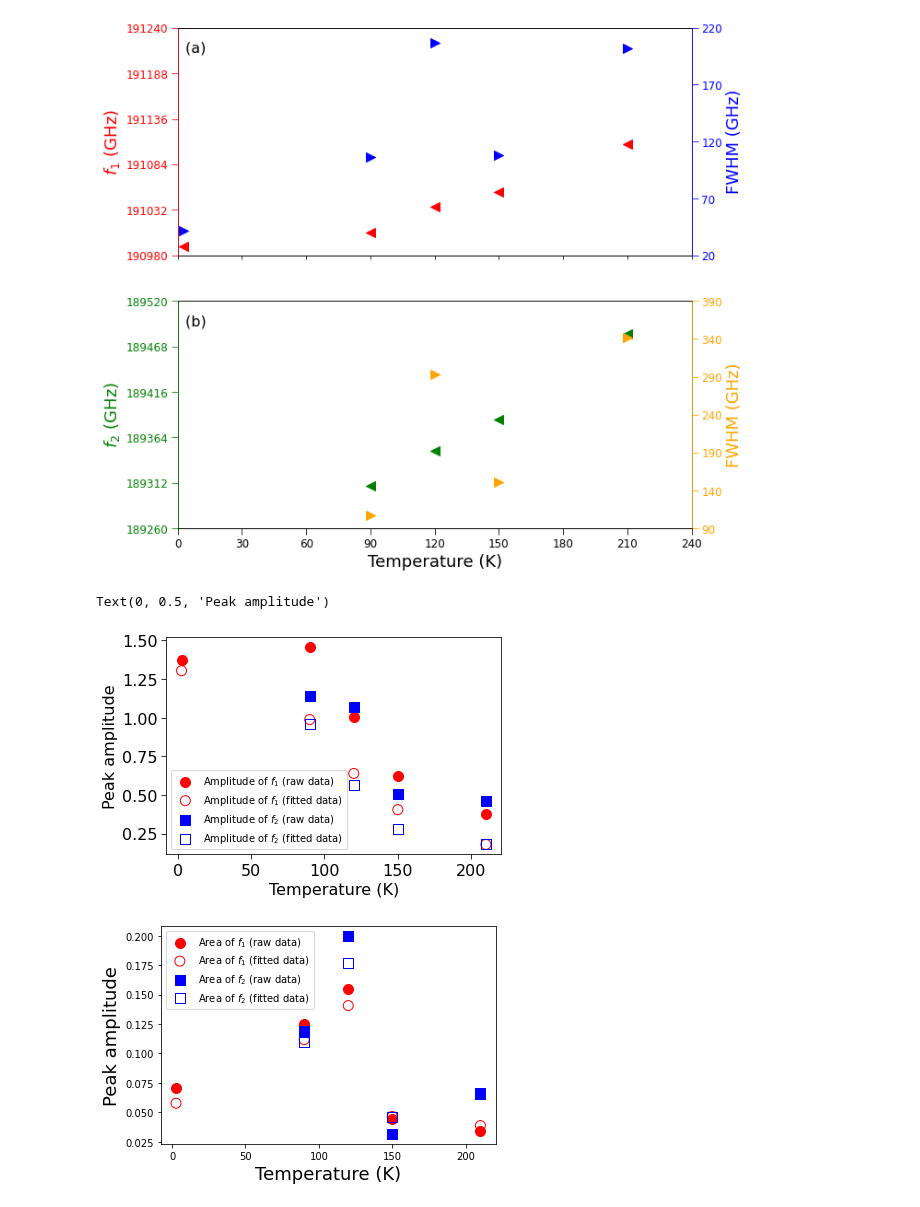
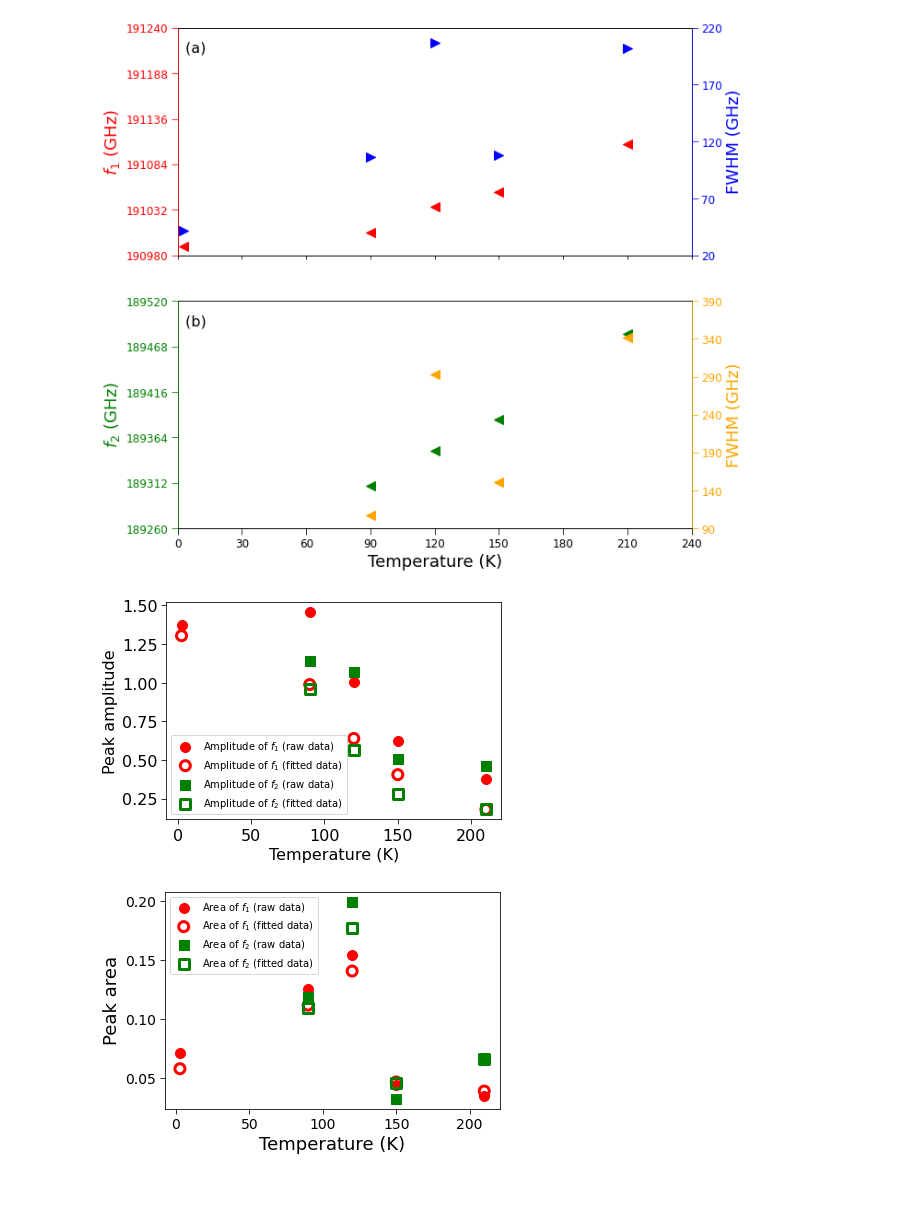
Before and after one commit to JUOM2016/Quick_cal_and_plotting, a Jupyter notebook: absorption_white_light_OD_perpendicular.ipynb, the cells around one changed output. Cells and saved outputs as stored; diff of their text form; code cells hidden in the pictures.

```diff
--- a/absorption_white_light_OD_perpendicular.ipynb
+++ b/absorption_white_light_OD_perpendicular.ipynb
@@ -429,29 +429,25 @@ for index in range(len(peak_num)):
         f0_main[index,1]=f0_0[index]
         FWHM_main[index,1]=FWHM_0[index]
 
-        ax1.scatter(temp[index],f0_0[index]*1000,s=100,color='r',marker='<')
-        ax3.scatter(temp[index],FWHM_0[index],s=100,color='b',marker='>')
-
     elif peak_num[index] == 2:
-        f0_side_1[index,0]=temp[index]
-        FWHM_side_1[index,0]=temp[index]
 
         f0_main[index,0]=temp[index]
         FWHM_main[index,0]=temp[index]
+        f0_main[index,1]=f0_2[index]
+        FWHM_main[index,1]=FWHM_2[index]
 
+        f0_side_1[index,0]=temp[index]
+        FWHM_side_1[index,0]=temp[index]
         f0_side_1[index,1]=f0_1[index]
         FWHM_side_1[index,1]=FWHM_1[index]
 
-        f0_main[index,1]=f0_2[index]
-        FWHM_main[index,1]=FWHM_2[index]
-
-        ax1.scatter(temp[index],f0_2[index]*1000,s=100,color='r',marker='<')
-        ax2.scatter(temp[index],f0_1[index]*1000,s=100,color='g',marker='<')
-        ax3.scatter(temp[index],FWHM_2[index],s=100,color='b',marker='>')
-        ax4.scatter(temp[index],FWHM_1[index],s=100,color='orange',marker='>')
-
 f0_side_1_new=np.delete(f0_side_1,0,0)
 FWHM_side_1_new=np.delete(FWHM_side_1,0,0)
+
+ax1.scatter(f0_main[:,0],f0_main[:,1]*1000,s=100,color='r',marker='<')
+ax3.scatter(FWHM_main[:,0],FWHM_main[:,1],s=100,color='b',marker='>')
+ax2.scatter(f0_side_1_new[:,0],f0_side_1_new[:,1]*1000,s=100,color='g',marker='<')
+ax4.scatter(FWHM_side_1_new[:,0],FWHM_side_1_new[:,1],s=100,color='orange',marker='<')
 
 ax2.set_ylim(189260,189520)
 ax2.set_yticks(np.arange(189260,189570,52))
@@ -537,40 +533,43 @@ for index in range(len(peak_num)):
         peak_area_fitting_main[index,1]=peak_area_fitting_2[index]
 
         peak_amplitude_side_1[index,0]=temp[index]
         peak_amplitude_fitting_side_1[index,0]=temp[index]
         peak_area_side_1[index,0]=temp[index]
         peak_area_fitting_side_1[index,0]=temp[index]
 
         peak_amplitude_side_1[index,1]=peak_amplitude_1[index]
         peak_amplitude_fitting_side_1[index,1]=peak_amplitude_fitting_1[index]
         peak_area_side_1[index,1]=peak_area_1[index]
         peak_area_fitting_side_1[index,1]=peak_area_fitting_1[index]
 
 peak_amplitude_side_1_new=np.delete(peak_amplitude_side_1,0,0)
 peak_amplitude_fitting_side_1_new=np.delete(peak_amplitude_fitting_side_1,0,0)
 peak_area_side_1_new=np.delete(peak_area_side_1,0,0)
 peak_area_fitting_side_1_new=np.delete(peak_area_fitting_side_1,0,0)
 
 fig, ax1 = plt.subplots()
 ax1.scatter(peak_amplitude_main[:,0],peak_amplitude_main[:,1],color='r',marker='o',s=100,label='Amplitude of $f_{1}$ (raw data)')
-ax1.scatter(peak_amplitude_fitting_main[:,0],peak_amplitude_fitting_main[:,1],color='r',marker='o',s=100,facecolors='none', edgecolors='r',label='Amplitude of $f_{1}$ (fitted data)')
-ax1.scatter(peak_amplitude_side_1_new[:,0],peak_amplitude_side_1_new[:,1],color='b',marker='s',s=100,label='Amplitude of $f_{2}$ (raw data)')
-ax1.scatter(peak_amplitude_fitting_side_1_new[:,0],peak_amplitude_fitting_side_1_new[:,1],color='b',marker='s',s=100, facecolors='none', edgecolors='b',label='Amplitude of $f_{2}$ (fitted data)')
+ax1.scatter(peak_amplitude_fitting_main[:,0],peak_amplitude_fitting_main[:,1],color='r',marker='o',s=100,facecolors='none', edgecolors='r',linewidths=3,label='Amplitude of $f_{1}$ (fitted data)')
+ax1.scatter(peak_amplitude_side_1_new[:,0],peak_amplitude_side_1_new[:,1],color='g',marker='s',s=100,label='Amplitude of $f_{2}$ (raw data)')
+ax1.scatter(peak_amplitude_fitting_side_1_new[:,0],peak_amplitude_fitting_side_1_new[:,1],color='g',marker='s',s=100, facecolors='none', edgecolors='g',linewidths=3,label='Amplitude of $f_{2}$ (fitted data)')
 ax1.legend()
 ax1.set_xlabel('Temperature (K)',fontsize=16)
 ax1.set_ylabel('Peak amplitude',fontsize=16)
 ax1.tick_params(axis='x',labelsize=16,size=5)
 ax1.tick_params(axis='y',labelsize=16,size=5)
 
 fig, ax2 = plt.subplots()
 ax2.scatter(peak_area_main[:,0],peak_area_main[:,1],color='r',marker='o',s=100,label='Area of $f_{1}$ (raw data)')
-ax2.scatter(peak_area_fitting_main[:,0],peak_area_fitting_main[:,1],color='r',marker='o',s=100,facecolors='none', edgecolors='r',label='Area of $f_{1}$ (fitted data)')
-ax2.scatter(peak_area_side_1_new[:,0],peak_area_side_1_new[:,1],color='b',marker='s',s=100,label='Area of $f_{2}$ (raw data)')
-ax2.scatter(peak_area_fitting_side_1_new[:,0],peak_area_fitting_side_1_new[:,1],color='b',marker='s',s=100,facecolors='none', edgecolors='b',label='Area of $f_{2}$ (fitted data)')
+ax2.scatter(peak_area_fitting_main[:,0],peak_area_fitting_main[:,1],color='r',marker='o',s=100,facecolors='none', edgecolors='r',linewidths=3,label='Area of $f_{1}$ (fitted data)')
+ax2.scatter(peak_area_side_1_new[:,0],peak_area_side_1_new[:,1],color='g',marker='s',s=100,label='Area of $f_{2}$ (raw data)')
+ax2.scatter(peak_area_fitting_side_1_new[:,0],peak_area_fitting_side_1_new[:,1],color='g',marker='s',s=100,facecolors='none', edgecolors='g',linewidths=3,label='Area of $f_{2}$ (fitted data)')
 ax2.legend()
 ax2.set_xlabel('Temperature (K)',fontsize=18)
-ax2.set_ylabel('Peak amplitude',fontsize=18)
+ax2.set_ylabel('Peak area',fontsize=18)
+ax2.tick_params(axis='x',labelsize=14,size=5)
+ax2.tick_params(axis='y',labelsize=14,size=5)
+
+fig.patch.set_facecolor('white')
 # %% [output]
-Text(0, 0.5, 'Peak amplitude')
-[figure, old version]
+[figure, new version]
-[figure, old version]
+[figure, new version]
```
Also changed, not shown: parts of 1 cell of this notebook, 1 other file.
